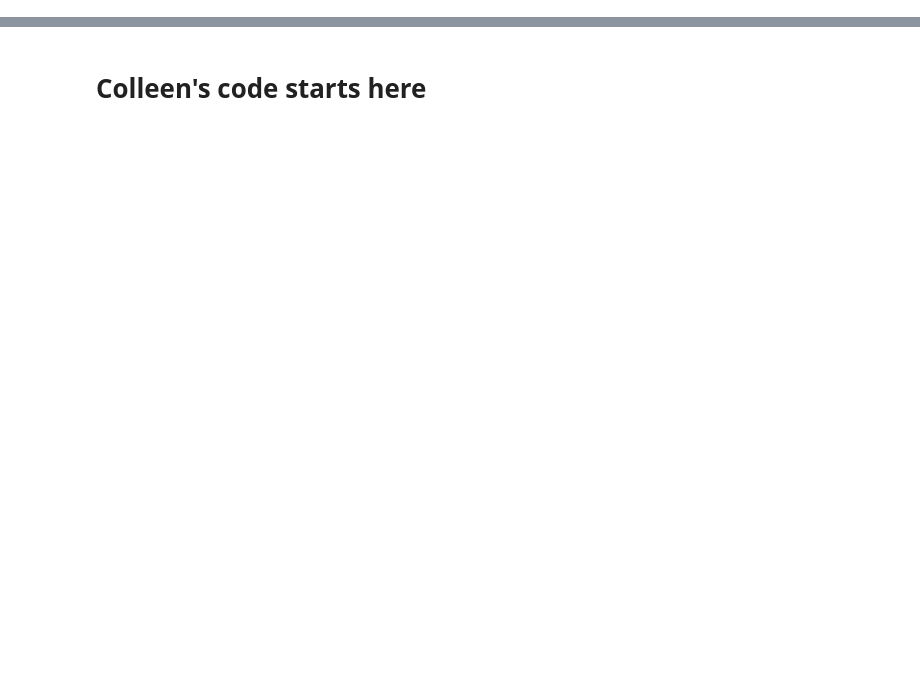
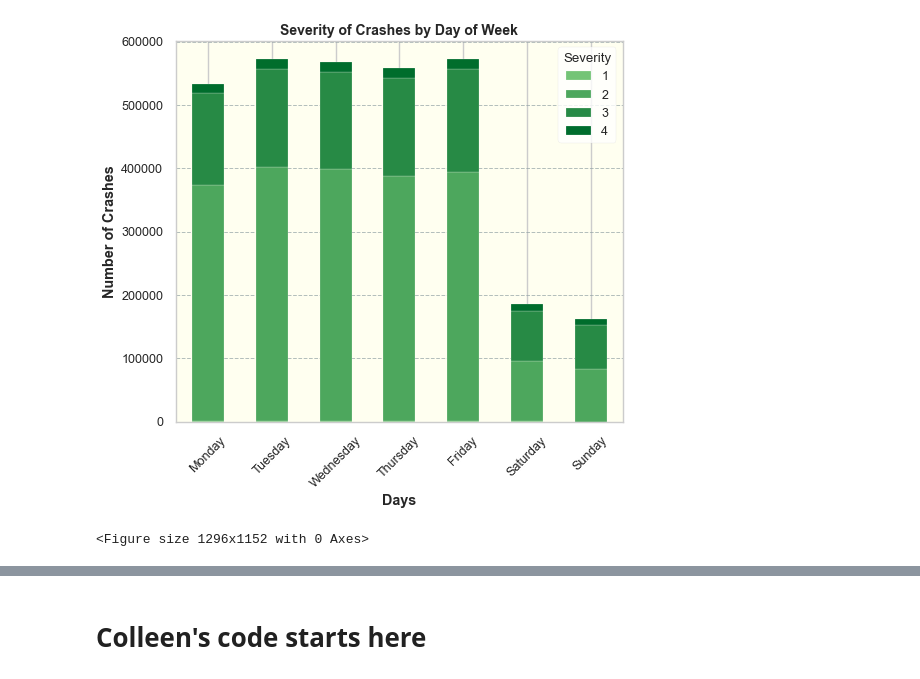
Before and after one commit to colleen547/Team-5---Project-1, a Jupyter notebook: main.ipynb, the cells around one changed output, grey strips where cells are left out. Cells and saved outputs as stored; diff of their text form; code cells hidden in the pictures; blank space fills up the shorter version.

```diff
--- a/main.ipynb
+++ b/main.ipynb
@@ -35,12 +88,13 @@ plotdata.set_ylabel("Number of Accidents")
 # %%
 #Make a DataFrame to track on severity of crash by day of week
-daysofweek = ['Monday', 'Tuesday', 'Wednesday', 'Thursday', 'Friday', 'Saturday', 'Sunday']
-severity_values = [1, 2, 3, 4]
-days = daysofweek * len(severity_values)
-severity = np.repeat(severity_values,len(daysofweek))
+# Set up dataframe for pivot table with all severity/day combinations
+days = days_of_week * len(severity_values)
+severity = np.repeat(severity_values,len(days_of_week))
 severity_df = pd.DataFrame(zip(severity, days), columns=['Severity', 'Days'])
+
+# Get count of accidents for each severity/day combinations
 vals = []
 for index, row in severity_df.iterrows():
-    vals.append(accidents_df[(accidents_df['Severity'] == row['Severity']) & (accidents_df['Start_Time'].dt.dayofweek == daysofweek.index(row['Days']))]['ID'].count())
+    vals.append(accidents_df[(accidents_df['Severity'] == row['Severity']) & (accidents_df['Start_Time'].dt.dayofweek == days_of_week.index(row['Days']))]['ID'].count())
 severity_df.insert(2, 'Value', vals)
 severity_df
@@ -47,5 +119,6 @@ severity_df
 # %%
 #Define the summary table
 pivot_df = severity_df.pivot(index='Days', columns='Severity', values='Value')
-pivot_df = pivot_df.loc[daysofweek]
+# Sort by days_of_week
+pivot_df = pivot_df.loc[days_of_week]
 pivot_df
@@ -52,8 +135,10 @@ pivot_df
 # %%
-severities = [1, 2, 3, 4]
-pivot_df.loc[:,severities].plot.bar(stacked=True, figsize=(10,7))
-plt.title("Severity of Crashes by Day of Week")
-plt.ylabel("Number of Crashes")
+# Create stacked bar chart
+pivot_df_plot = pivot_df.plot.bar(stacked=True, color = colors)
+pivot_df_plot = set_chart_style(pivot_df_plot, title="Severity of Crashes by Day of Week", ylabel="Number of Crashes", xlabel="Days")
+# %% [output]
+[figure, added]
+<Figure size 1296x1152 with 0 Axes>
 # %%
 # Chris's code ends here
 # %%
```
Also changed, not shown: parts of 29 cells of this notebook, 1 other file.
